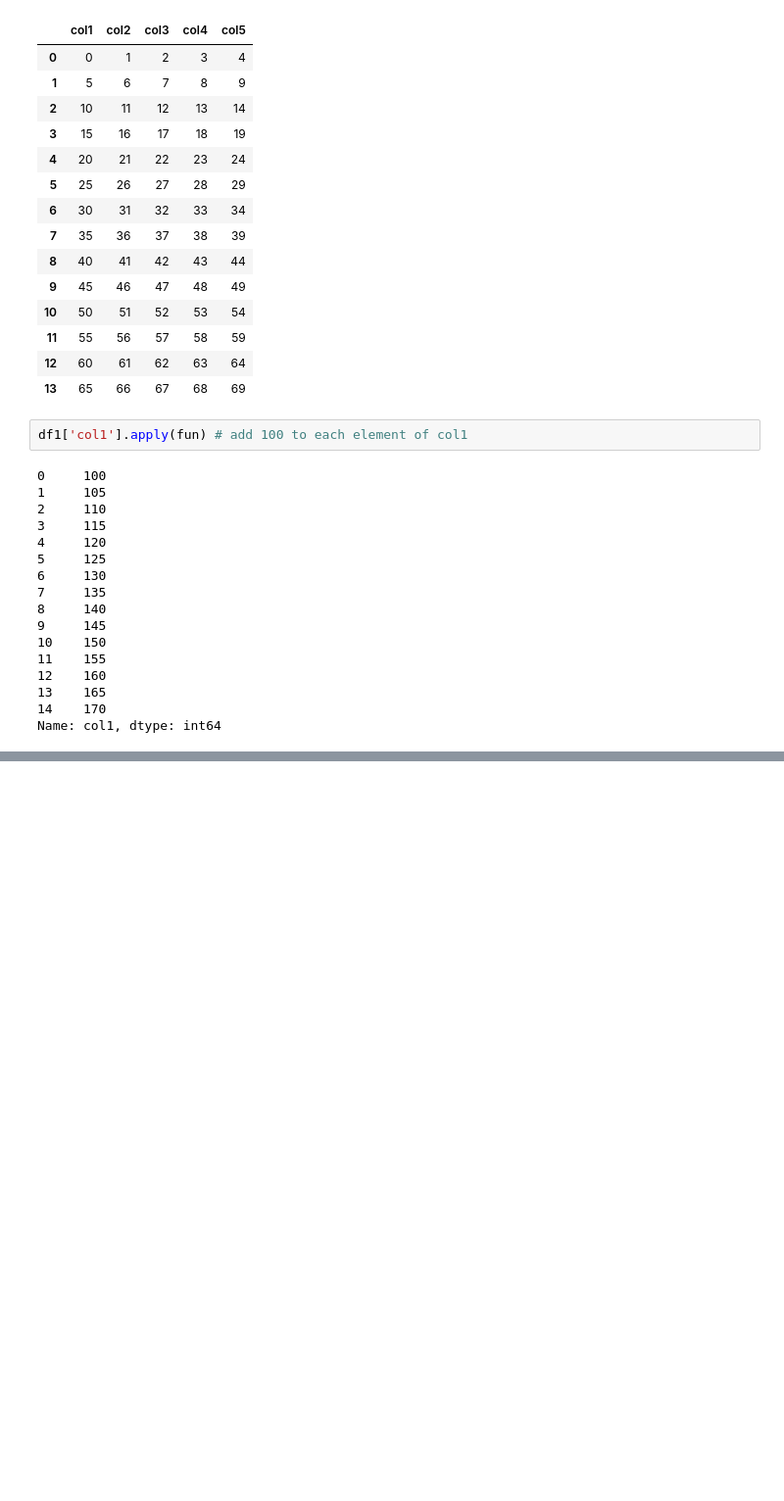
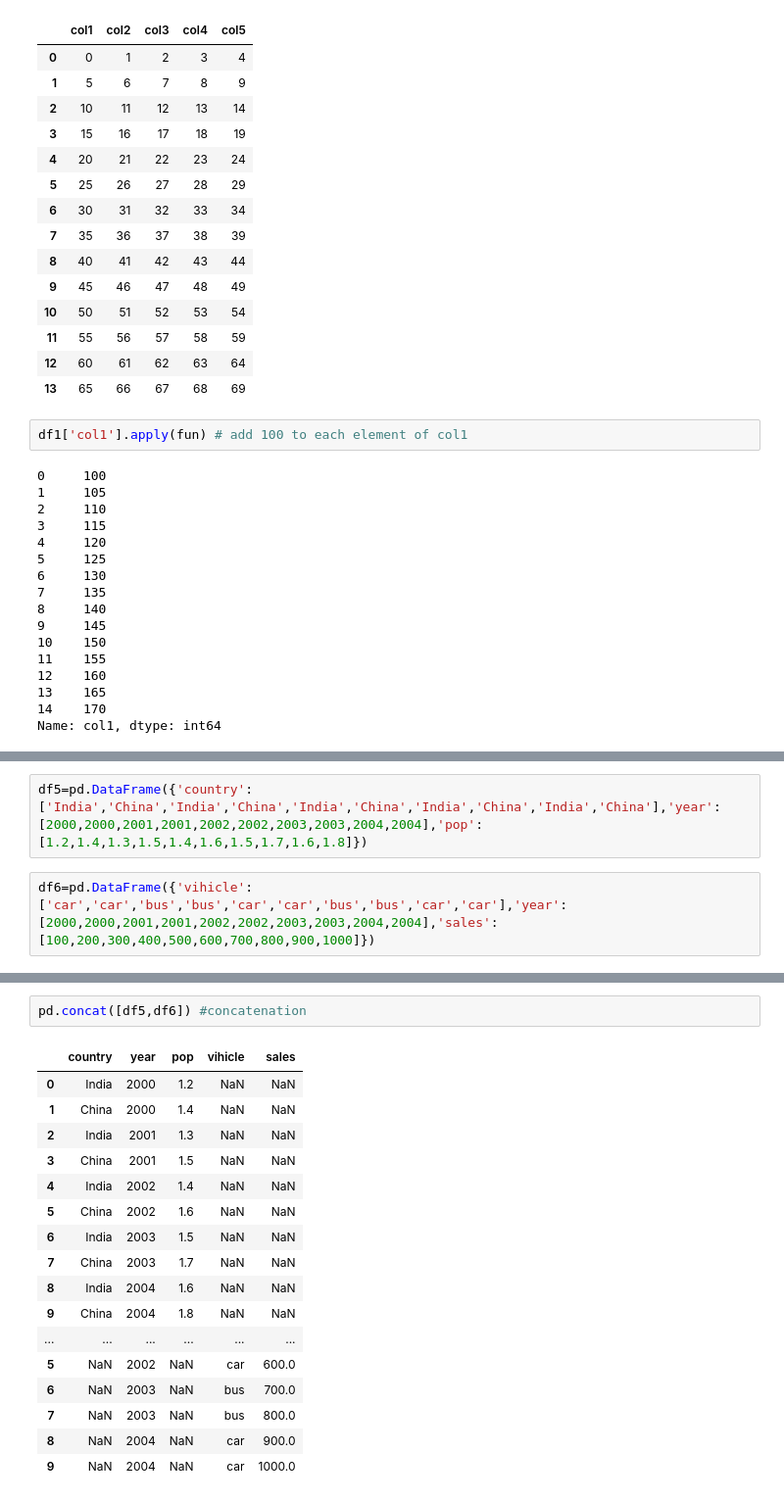
Before and after one commit to supunlakshan100/Machine-Learning-Practice-Jupyter-, a Jupyter notebook: 8.Pandas/pandas2.ipynb, the cells around one changed output, grey strips where cells are left out. Shown at 98% size. Saved outputs shown, nothing was run; the diff lists cells and outputs as text; blank space fills up the shorter version.

Commit message:
add matplotlib,Data clearnning practice files

```diff
--- a/8.Pandas/pandas2.ipynb
+++ b/8.Pandas/pandas2.ipynb
@@ -211,0 +504,4 @@ Name: col1, dtype: int64
+# %%
+df5=pd.DataFrame({'country':['India','China','India','China','India','China','India','China','India','China'],'year':[2000,2000,2001,2001,2002,2002,2003,2003,2004,2004],'pop':[1.2,1.4,1.3,1.5,1.4,1.6,1.5,1.7,1.6,1.8]})
+# %%
+df6=pd.DataFrame({'vihicle':['car','car','bus','bus','car','car','bus','bus','car','car'],'year':[2000,2000,2001,2001,2002,2002,2003,2003,2004,2004],'sales':[100,200,300,400,500,600,700,800,900,1000]})
@@ -211,0 +536,20 @@ Name: col1, dtype: int64
+# %%
+pd.concat([df5,df6]) #concatenation
+# %% [output]
+|  | country | year | pop | vihicle | sales |
+| 0 | India | 2000 | 1.2 | NaN | NaN |
+| 1 | China | 2000 | 1.4 | NaN | NaN |
+| 2 | India | 2001 | 1.3 | NaN | NaN |
+| 3 | China | 2001 | 1.5 | NaN | NaN |
+| 4 | India | 2002 | 1.4 | NaN | NaN |
+| 5 | China | 2002 | 1.6 | NaN | NaN |
+| 6 | India | 2003 | 1.5 | NaN | NaN |
+| 7 | China | 2003 | 1.7 | NaN | NaN |
+| 8 | India | 2004 | 1.6 | NaN | NaN |
+| 9 | China | 2004 | 1.8 | NaN | NaN |
+| ... | ... | ... | ... | ... | ... |
+| 5 | NaN | 2002 | NaN | car | 600.0 |
+| 6 | NaN | 2003 | NaN | bus | 700.0 |
+| 7 | NaN | 2003 | NaN | bus | 800.0 |
+| 8 | NaN | 2004 | NaN | car | 900.0 |
+| 9 | NaN | 2004 | NaN | car | 1000.0 |
```
Also changed, not shown: parts of 63 cells of this notebook, 5 other files.
